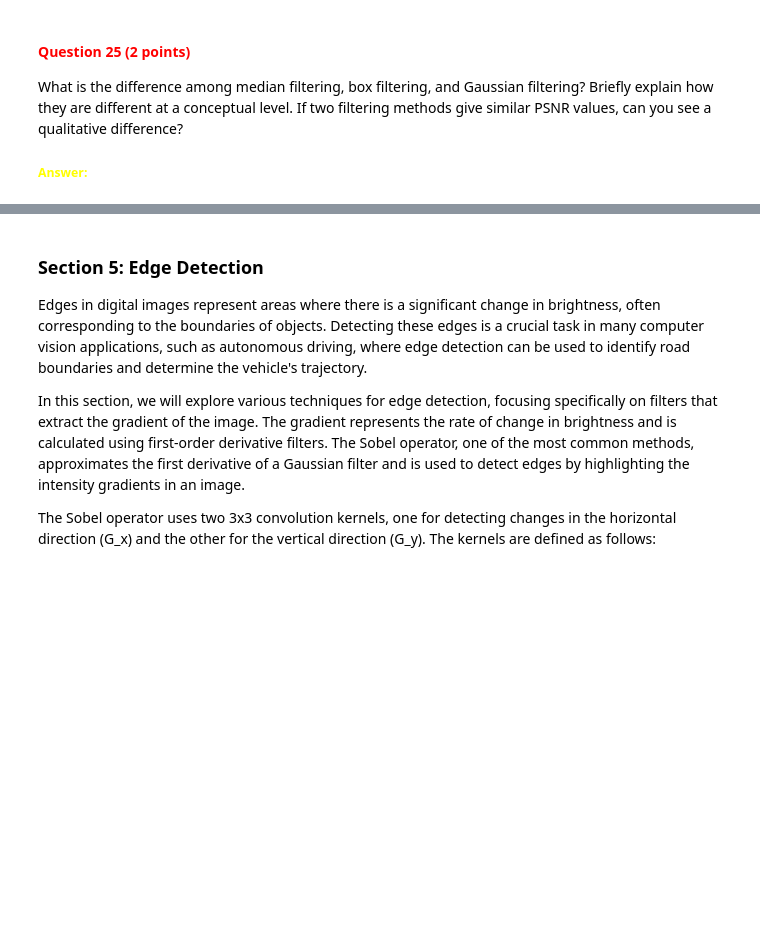
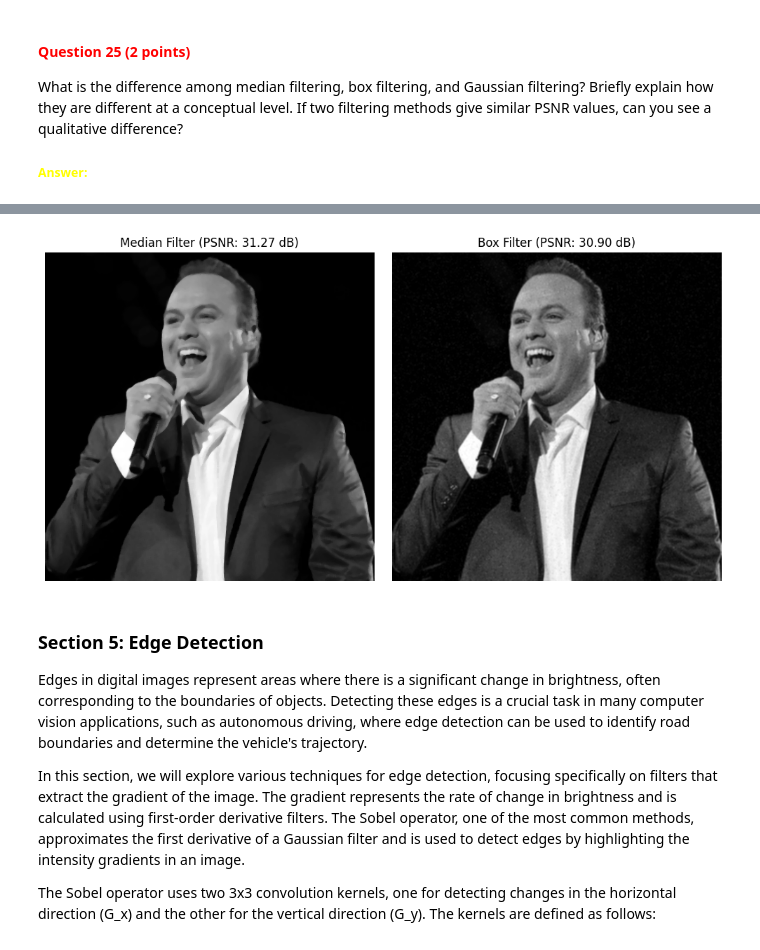
Before and after one commit to JonasElzinga/cv1-lab-2, a Jupyter notebook: cv1-lab-2.ipynb, the cells around one changed output, grey strips where cells are left out. Saved outputs shown, nothing was run; the diff lists cells and outputs as text; code cells hidden in the pictures; blank space fills up the shorter version.

```diff
--- a/cv1-lab-2.ipynb
+++ b/cv1-lab-2.ipynb
@@ -1088,3 +1098,39 @@ What is the difference among median filtering, box filtering, and Gaussian filte
+# %%
+# load the images
+frans_bauer_gaussian_image = cv2.imread("images/frans_bauer_gaussian.png", cv2.IMREAD_GRAYSCALE)
+frans_bauer_image = cv2.imread("images/frans_bauer.png", cv2.IMREAD_GRAYSCALE)
+
+# convert the image to float32 arrays
+frans_bauer_gaussian = frans_bauer_gaussian_image.astype(np.float32)
+frans_bauer = frans_bauer_image.astype(np.float32)
+
+# denoise the image using different filtering methods
+image_with_median_filter = denoise_image(frans_bauer_gaussian, 'median', 5)
+image_with_box_filter = denoise_image(frans_bauer_gaussian, 'box', 3)
+
+# calculate psnr for the images
+median_psnr_value = calculate_psnr(frans_bauer, image_with_median_filter)
+box_psnr_value = calculate_psnr(frans_bauer, image_with_box_filter)
+
+# Create a figure to display the images
+plt.figure(figsize=(15, 5))
+
+# Display the image with median filter
+plt.subplot(1, 3, 2)
+plt.imshow(image_with_median_filter, cmap='gray')
+plt.title(f'Median Filter (PSNR: {median_psnr_value:.2f} dB)')
+plt.axis('off')
+
+# Display the image with box filter
+plt.subplot(1, 3, 3)
+plt.imshow(image_with_box_filter, cmap='gray')
+plt.title(f'Box Filter (PSNR: {box_psnr_value:.2f} dB)')
+plt.axis('off')
+
+plt.tight_layout()
+plt.show()
+# %% [output]
+[figure, added]
 # %% [markdown]
 <a id="section-5"></a>
 ### **Section 5: Edge Detection**
```
Also changed, not shown: parts of 2 cells of this notebook.
